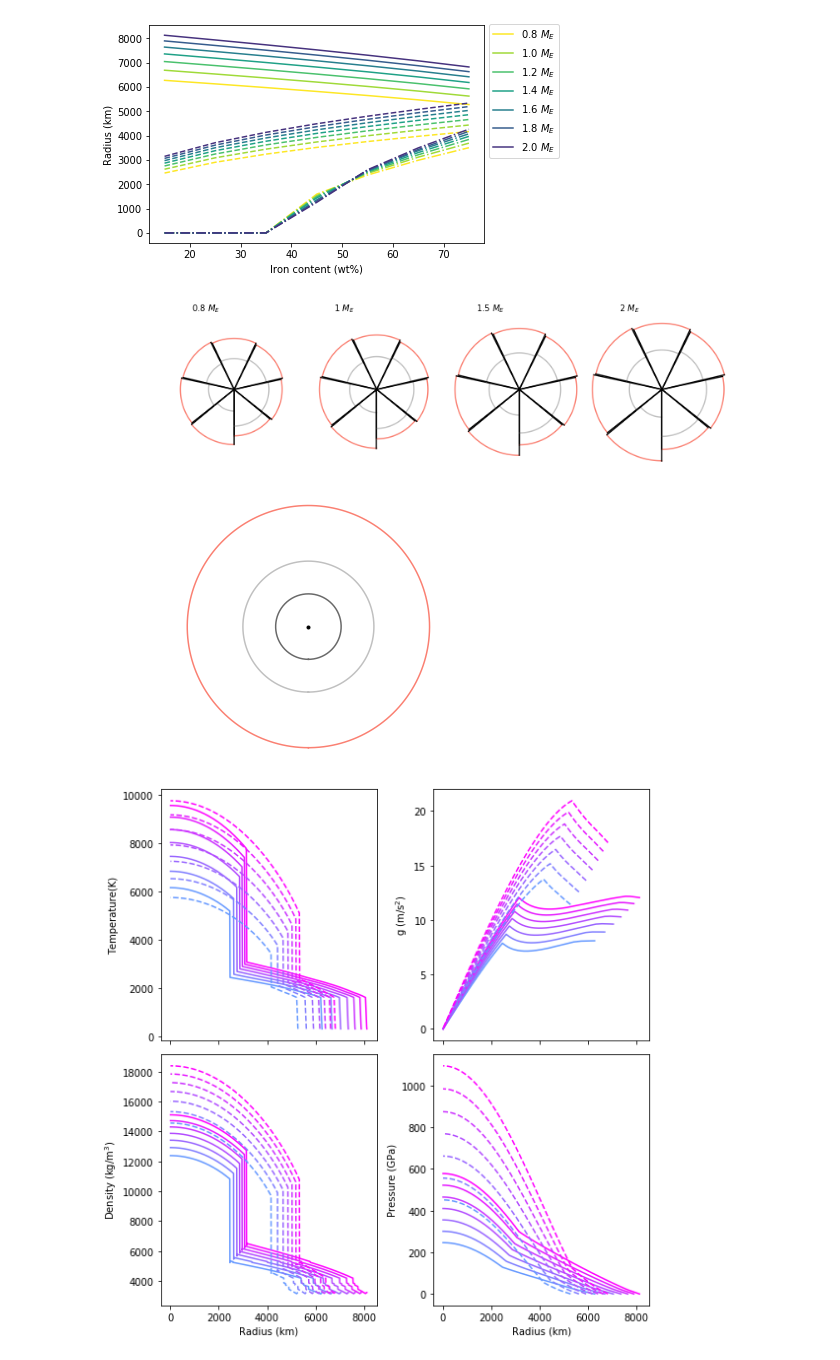
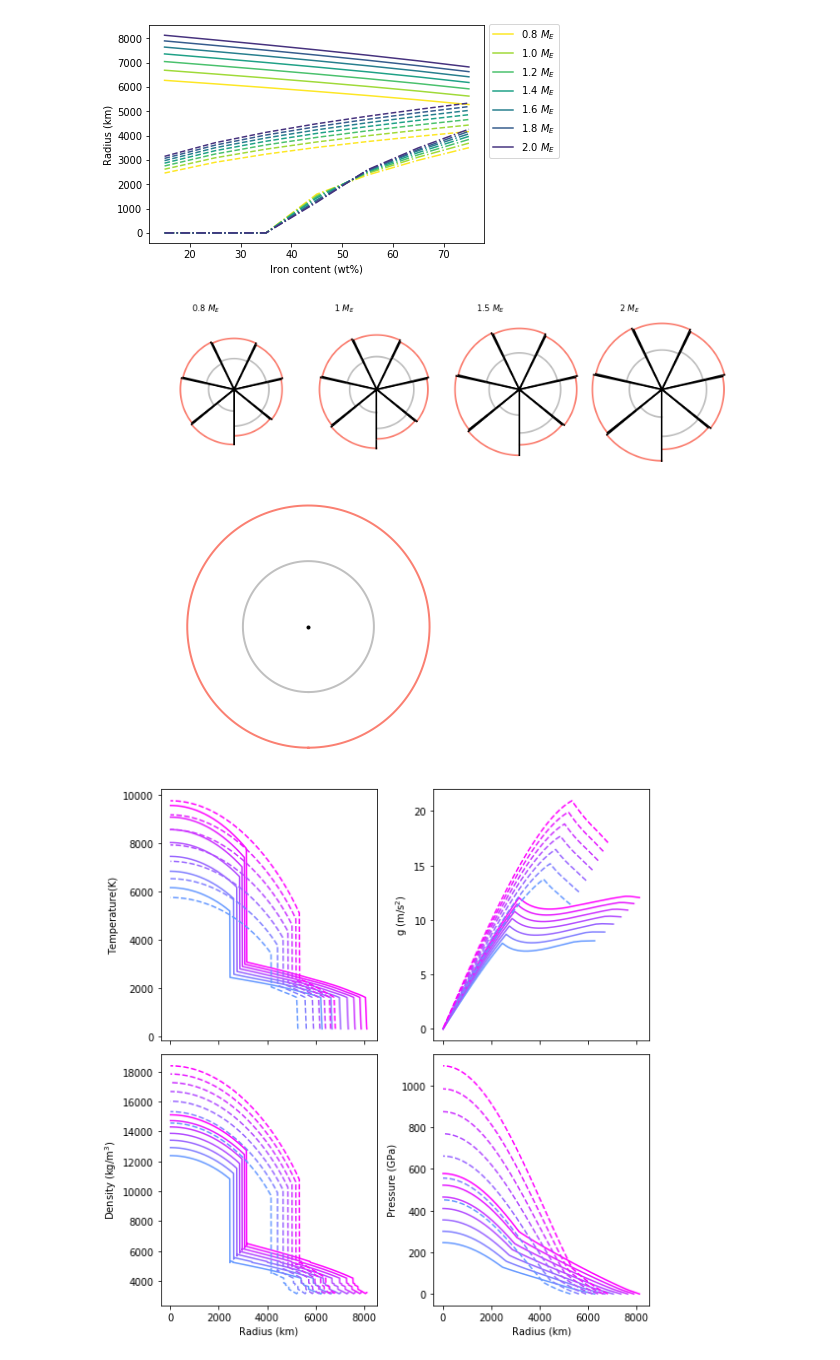
Before and after one commit to irenebonati/exo-cores, a Jupyter notebook: Analysis.ipynb, the cells around one changed output. Cells and saved outputs as stored; diff of their text form; code cells hidden in the pictures.

```diff
--- a/Analysis.ipynb
+++ b/Analysis.ipynb
@@ -87,41 +87,41 @@ fig, ax = plt.subplots(figsize=[12, 3])
 
 for j, mass in enumerate(Masses):
     ax.text((j-0.3)*max_R*2, max_R*1.1, "{} $M_E$". format(mass))
     for i, Fe in enumerate(CFe):
         th = theta[i*n_t:i*n_t+n_t]
         r = data[(data["M"]==mass) & (data["C_Fe"]==Fe)]
         Rp = r.iloc[0]["Rp"]
         Rc = r.iloc[0]["Rc"]
         #Ricb = r.iloc[0]["r_ICB"]
 
-        ax.plot(Rp*np.sin(th)+2*j*max_R, Rp*np.cos(th), 'salmon')
-        ax.plot(Rc*np.sin(th)+2*j*max_R, Rc*np.cos(th), 'silver')
+        ax.plot(Rp*np.sin(th)+2*j*max_R, Rp*np.cos(th), 'salmon',linewidth=2)
+        ax.plot(Rc*np.sin(th)+2*j*max_R, Rc*np.cos(th), 'silver',linewidth=2)
         #ax.plot(Ricb*np.sin(th)+2*j*max_R, Ricb*np.cos(th), 'dimgrey')
-        ax.plot([0, Rp*np.sin(th[0])]+2*j*max_R, [0, Rp*np.cos(th[0])], "black")
-        ax.plot([0, Rp*np.sin(th[-1])]+2*j*max_R, [0, Rp*np.cos(th[-1])], "black")
+        ax.plot([0, Rp*np.sin(th[0])]+2*j*max_R, [0, Rp*np.cos(th[0])], "black",linewidth=2)
+        ax.plot([0, Rp*np.sin(th[-1])]+2*j*max_R, [0, Rp*np.cos(th[-1])], "black",linewidth=2)
 plt.axis('equal')
 #ax.set_ylim([-max_R, max_R])
 #ax.set_xlim([-max_R, 13*max_R])
 plt.axis("off")
 plt.tight_layout()
 plt.savefig(folder + "radius_poster.pdf")
 
 r = data[(data["M"]==1.) & (data["C_Fe"]==35)]
 Rp = r.iloc[0]["Rp"]
 Rc = r.iloc[0]["Rc"]
 Ricb = r.iloc[0]["r_ICB"]
 fig, ax = plt.subplots()
-ax.plot(Rp*np.sin(theta), Rp*np.cos(theta), 'salmon')
-ax.plot(Rc*np.sin(theta), Rc*np.cos(theta), 'silver')
-ax.plot(Rc*np.sin(theta)/2, Rc*np.cos(theta)/2, 'dimgrey')
+ax.plot(Rp*np.sin(theta), Rp*np.cos(theta), 'salmon',linewidth=2)
+ax.plot(Rc*np.sin(theta), Rc*np.cos(theta), 'silver',linewidth=2)
+#ax.plot(Rc*np.sin(theta)/2, Rc*np.cos(theta)/2, 'dimgrey',linewidth=7.0)
 ax.scatter(0,0, c="k", marker=".")
 plt.axis('equal')
 plt.axis("off")
 plt.tight_layout()
 plt.savefig("singleplanet.pdf")
 # %% [output]
 [figure]
-[figure, old version]
+[figure, new version]
 # %%
 ## radial profiles
 
```
Also changed, not shown: 1 other file.
